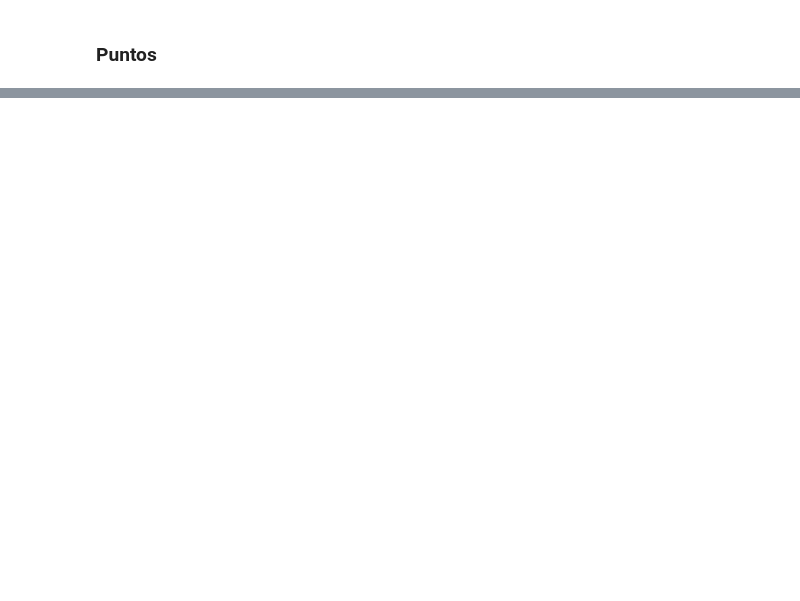
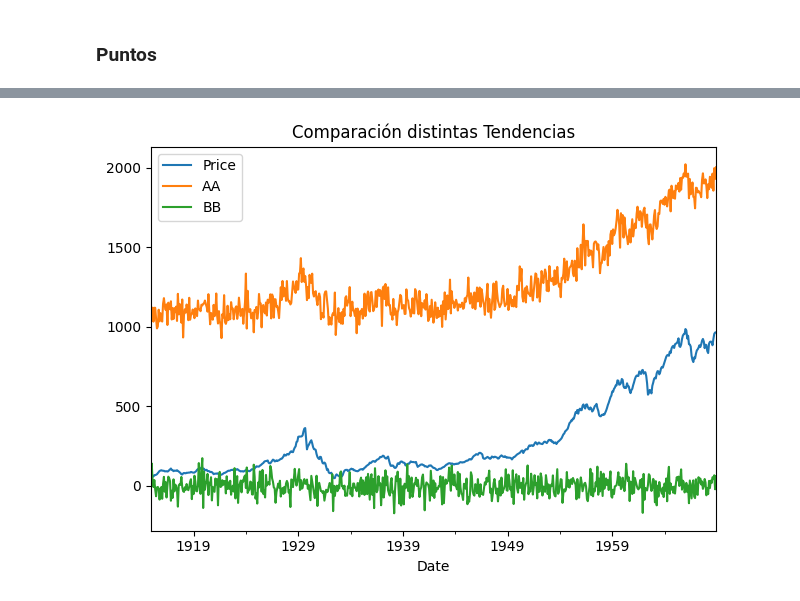
Before and after one commit to datacubeR/clases_UAI, a Jupyter notebook: tics411/notebooks/02-EDA.ipynb, the cells around one changed output, grey strips where cells are left out. Drawn from its saved outputs; the diff is of its cells as text; code cells hidden in the pictures; blank space fills up the shorter version.

```diff
--- a/tics411/notebooks/02-EDA.ipynb
+++ b/tics411/notebooks/02-EDA.ipynb
@@ -92,9 +208,14 @@ iris_df.plot(
 # %%
 ts_df.plot(x="Date", y="Price", title="Evolución del Dow Jones")
 # %%
+## Este es un ejemplo de varias series de tiempo en conjunto.
+## Este código sólo genera datos sintéticos.
 from scipy.stats import norm
 
 ts_df["AA"] = ts_df["Price"] + norm.rvs(size=649) * 55 + 1000
 ts_df["BB"] = -norm.rvs(size=649) * 55
 
 ts_df.set_index("Date").plot(title="Comparación distintas Tendencias")
+plt.tight_layout()
+# %% [output]
+[figure, added]
```
Also changed, not shown: parts of 56 cells of this notebook, 9 other files.
